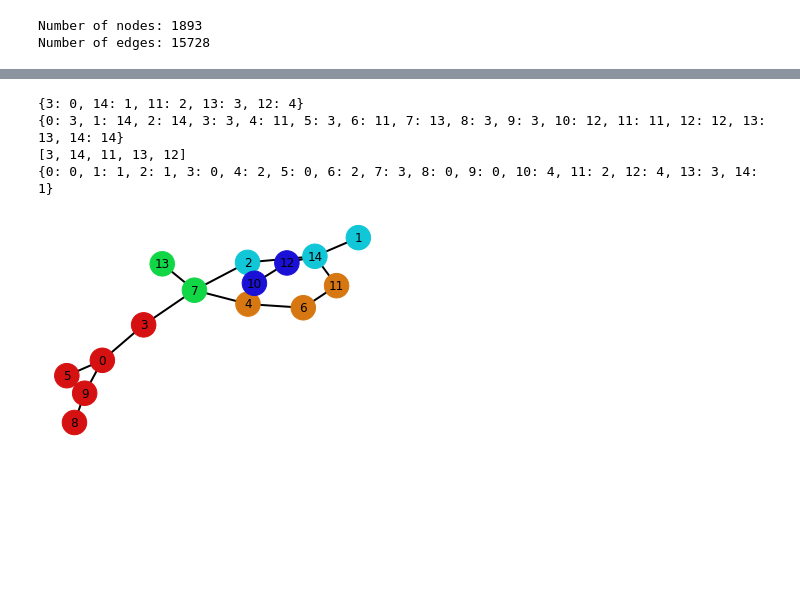
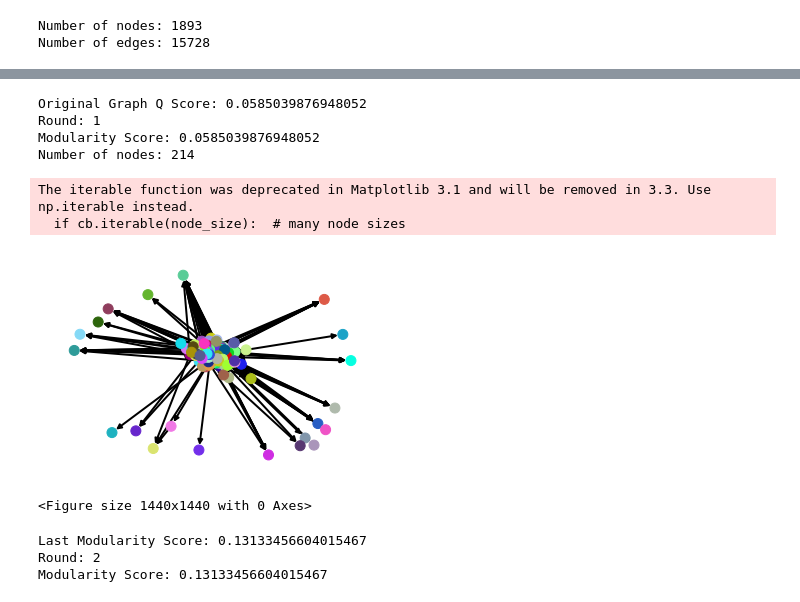
Before and after one commit to Chernide/CSCI5454-Project, a Jupyter notebook: Data Exploration.ipynb, the cells around one changed output, grey strips where cells are left out. Saved outputs shown, nothing was run; the diff lists cells and outputs as text; code cells hidden in the pictures; blank space fills up the shorter version.

```diff
--- a/Data Exploration.ipynb
+++ b/Data Exploration.ipynb
@@ -97,7 +99,7 @@ def delta_Q(v, C, G):
 def MoveNodes(G):
     C = {}
     for idx, n in enumerate(G.nodes()):
-        C[idx] = n
+        C[n] = idx
     nodes_moved = True
     while nodes_moved:
         nodes_moved = False
@@ -119,7 +121,9 @@ def Aggregate(G, C, Original_C):
     G_prime = nx.MultiDiGraph()
     communities = []
     for n, c in C.items():
-        Original_C[n] = c
+        for k, v in Original_C.items():
+            if (v == n):
+                Original_C[k] = c
         if c not in communities:
             communities.append(c)
 
@@ -128,10 +132,7 @@ def Aggregate(G, C, Original_C):
     for n1, n2 in G.edges():
         G_prime.add_edge(C[n1], C[n2])
 
-#     mapng = {}
-#     for i in range(len(communities)):
-#         mapng[communities[i]] = i
-#     G_prime = nx.relabel_nodes(G_prime, mapng)
+    print("Number of nodes: {}".format(len(G_prime.nodes())))
 
     return G_prime, Original_C
 # %%
@@ -143,13 +144,28 @@ def louvain_algorithm(G):
         Original_C[n] = idx
         C[n] = idx
     q = -math.inf
+    r = 1
+    print("Original Graph Q Score: {}".format(Q(G_prime, C)))
+    G_best = G_prime
+    C_best = C
+    Orig_best = {}
     while q < Q(G_prime, C):
+        G_best = G_prime
+        C_best = C
+        Orig_best = {}
+        for k, v in Original_C.items():
+            Orig_best[k] = v
+        print("Round: {}".format(r))
         q = Q(G_prime, C)
+        print("Modularity Score: {}".format(q))
         C = MoveNodes(G_prime)
         G_prime, Original_C = Aggregate(G_prime, C, Original_C)
         c_new = {}
         for idx, n in enumerate(G_prime.nodes()):
             c_new[n] = idx
         C = c_new
-    return G_prime, C, Original_C
+        drawGz(G_prime, C)
+        r+=1
+        print("Last Modularity Score: {}".format(Q(G_prime , C)))
+    return G_best, C_best, Orig_best
 # %%
@@ -183,25 +207,32 @@ def drawGz(G,z):
 
     return
 # %%
-G, Final_c, orig_c = louvain_algorithm(Gg)
+G, Final_c, orig_c = louvain_algorithm(uc_network)
+# G, Final_c, orig_c = louvain_algorithm(Gg)
+
 # nx.draw(G)
-print(Final_c)
-print(orig_c)
+# print("*{}".format(len(Final_c)))
+# print("**{}".format(Final_c))
+# print("***{}".format(orig_c))
 lst = []
 for v in orig_c.values():
     if v not in lst:
         lst.append(v)
-print(lst)
+# print("****{}".format(lst))
 
 z = {}
 for k, v in orig_c.items():
     z[k] = Final_c[v]
-print(z)
-
-drawGz(Gg, z)
+# print("*****{}".format(z))
 # %% [output]
-{3: 0, 14: 1, 11: 2, 13: 3, 12: 4}
-{0: 3, 1: 14, 2: 14, 3: 3, 4: 11, 5: 3, 6: 11, 7: 13, 8: 3, 9: 3, 10: 12, 11: 11, 12: 12, 13: 13, 14: 14}
-[3, 14, 11, 13, 12]
-{0: 0, 1: 1, 2: 1, 3: 0, 4: 2, 5: 0, 6: 2, 7: 3, 8: 0, 9: 0, 10: 4, 11: 2, 12: 4, 13: 3, 14: 1}
+Original Graph Q Score: 0.0585039876948052
+Round: 1
+Modularity Score: 0.0585039876948052
+Number of nodes: 214
+The iterable function was deprecated in Matplotlib 3.1 and will be removed in 3.3. Use np.iterable instead.
+  if cb.iterable(node_size):  # many node sizes
-[figure, old version]
+[figure, new version]
+<Figure size 1440x1440 with 0 Axes>
+Last Modularity Score: 0.13133456604015467
+Round: 2
+Modularity Score: 0.13133456604015467
```
Also changed, not shown: parts of 9 cells of this notebook.
